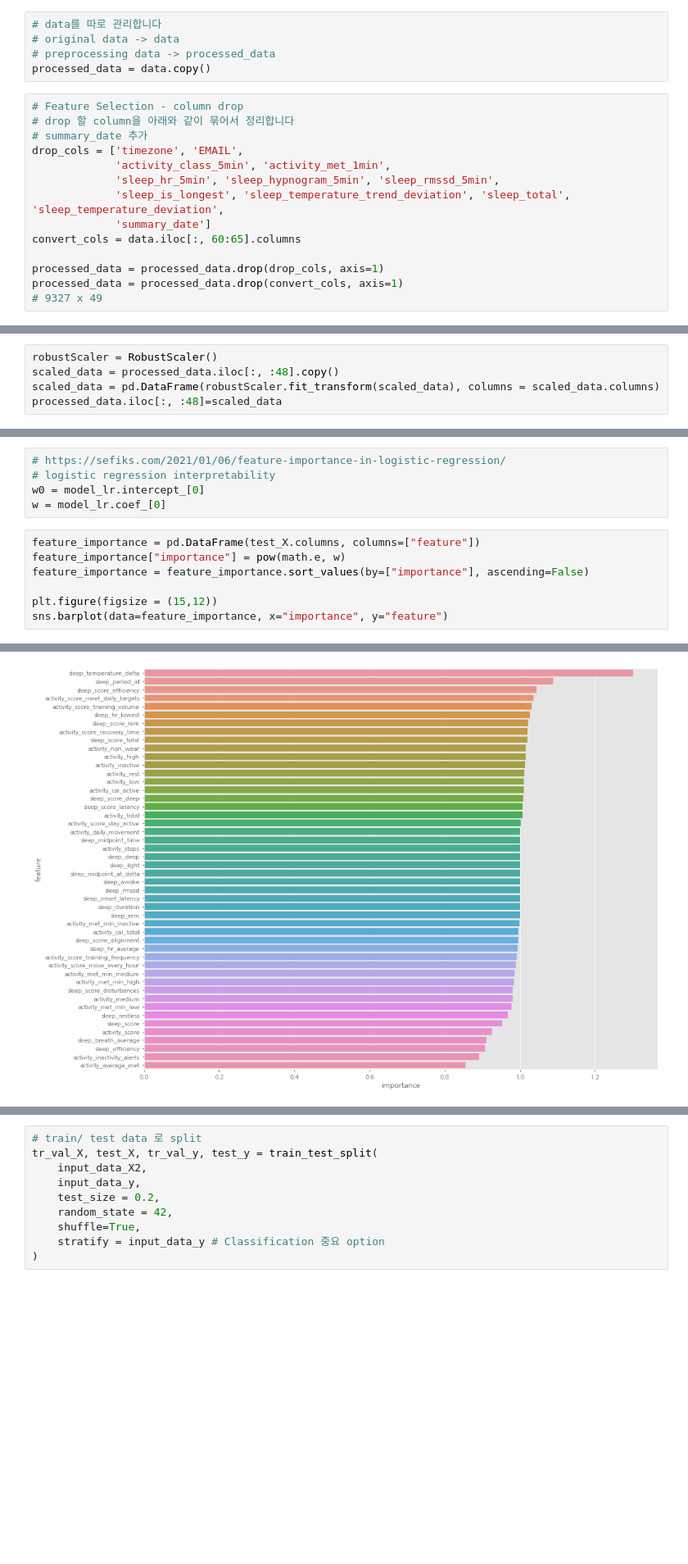
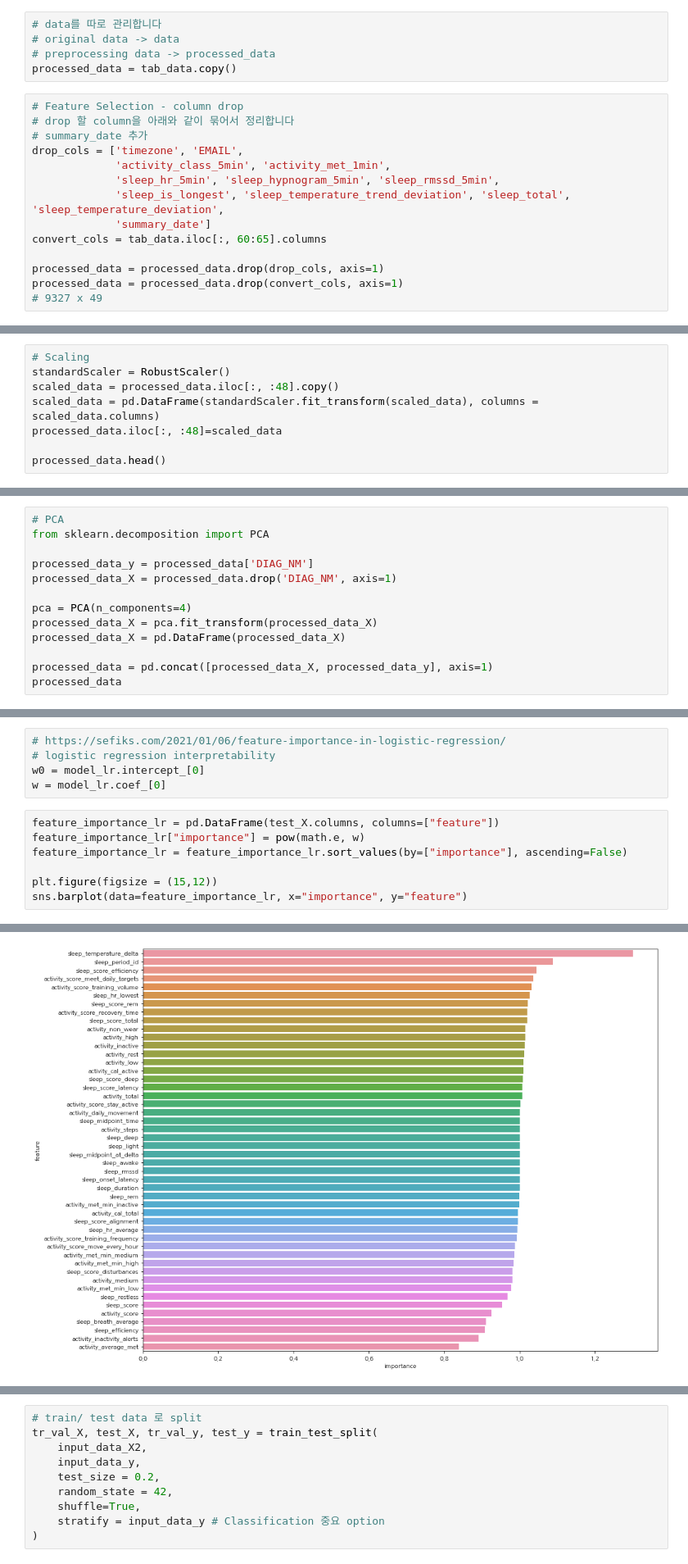
Before and after one commit to NumpyGonHey/Dementia_clf, a Jupyter notebook: dolphin/baseline.ipynb, the cells around one changed output, grey strips where cells are left out. Shown at 82% size. Saved outputs shown, nothing was run; the diff lists cells and outputs as text; blank space fills up the shorter version.

```diff
--- a/dolphin/baseline.ipynb
+++ b/dolphin/baseline.ipynb
@@ -161,7 +224,7 @@ So we may use 56 columns for training...
 # data를 따로 관리합니다
 # original data -> data
 # preprocessing data -> processed_data
-processed_data = data.copy()
+processed_data = tab_data.copy()
 # %%
 # Feature Selection - column drop
 # drop 할 column을 아래와 같이 묶어서 정리합니다
@@ -171,7 +234,7 @@ drop_cols = ['timezone', 'EMAIL',
              'sleep_hr_5min', 'sleep_hypnogram_5min', 'sleep_rmssd_5min',
              'sleep_is_longest', 'sleep_temperature_trend_deviation', 'sleep_total', 'sleep_temperature_deviation',
              'summary_date']
-convert_cols = data.iloc[:, 60:65].columns
+convert_cols = tab_data.iloc[:, 60:65].columns
 
 processed_data = processed_data.drop(drop_cols, axis=1)
 processed_data = processed_data.drop(convert_cols, axis=1)
@@ -286,5 +284,8 @@ plt.show()
 # %%
-robustScaler = RobustScaler()
+# Scaling
+standardScaler = RobustScaler()
 scaled_data = processed_data.iloc[:, :48].copy()
-scaled_data = pd.DataFrame(robustScaler.fit_transform(scaled_data), columns = scaled_data.columns)
+scaled_data = pd.DataFrame(standardScaler.fit_transform(scaled_data), columns = scaled_data.columns)
 processed_data.iloc[:, :48]=scaled_data
+
+processed_data.head()
@@ -290,0 +300,13 @@ processed_data.iloc[:, :48]=scaled_data
+# %%
+# PCA
+from sklearn.decomposition import PCA
+
+processed_data_y = processed_data['DIAG_NM']
+processed_data_X = processed_data.drop('DIAG_NM', axis=1)
+
+pca = PCA(n_components=4)
+processed_data_X = pca.fit_transform(processed_data_X)
+processed_data_X = pd.DataFrame(processed_data_X)
+
+processed_data = pd.concat([processed_data_X, processed_data_y], axis=1)
+processed_data
@@ -385,12 +432,12 @@ print(model_lr.score(test_X, test_y))
 w0 = model_lr.intercept_[0]
 w = model_lr.coef_[0]
 # %%
-feature_importance = pd.DataFrame(test_X.columns, columns=["feature"])
-feature_importance["importance"] = pow(math.e, w)
-feature_importance = feature_importance.sort_values(by=["importance"], ascending=False)
+feature_importance_lr = pd.DataFrame(test_X.columns, columns=["feature"])
+feature_importance_lr["importance"] = pow(math.e, w)
+feature_importance_lr = feature_importance_lr.sort_values(by=["importance"], ascending=False)
 
 plt.figure(figsize = (15,12))
-sns.barplot(data=feature_importance, x="importance", y="feature")
+sns.barplot(data=feature_importance_lr, x="importance", y="feature")
 # %% [output]
 <AxesSubplot:xlabel='importance', ylabel='feature'>
-[figure, old version]
+[figure, new version]
```
Also changed, not shown: parts of 98 cells of this notebook.
